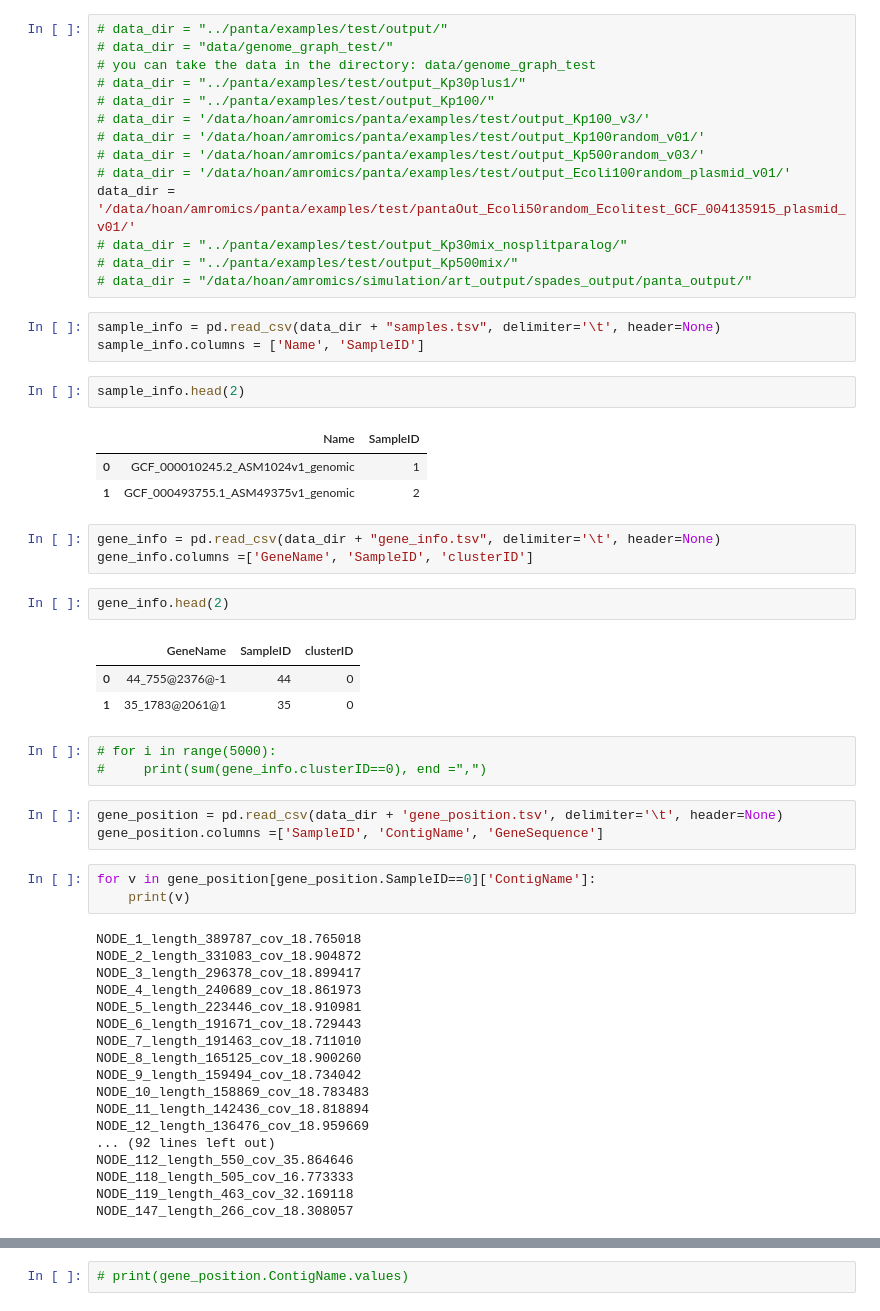
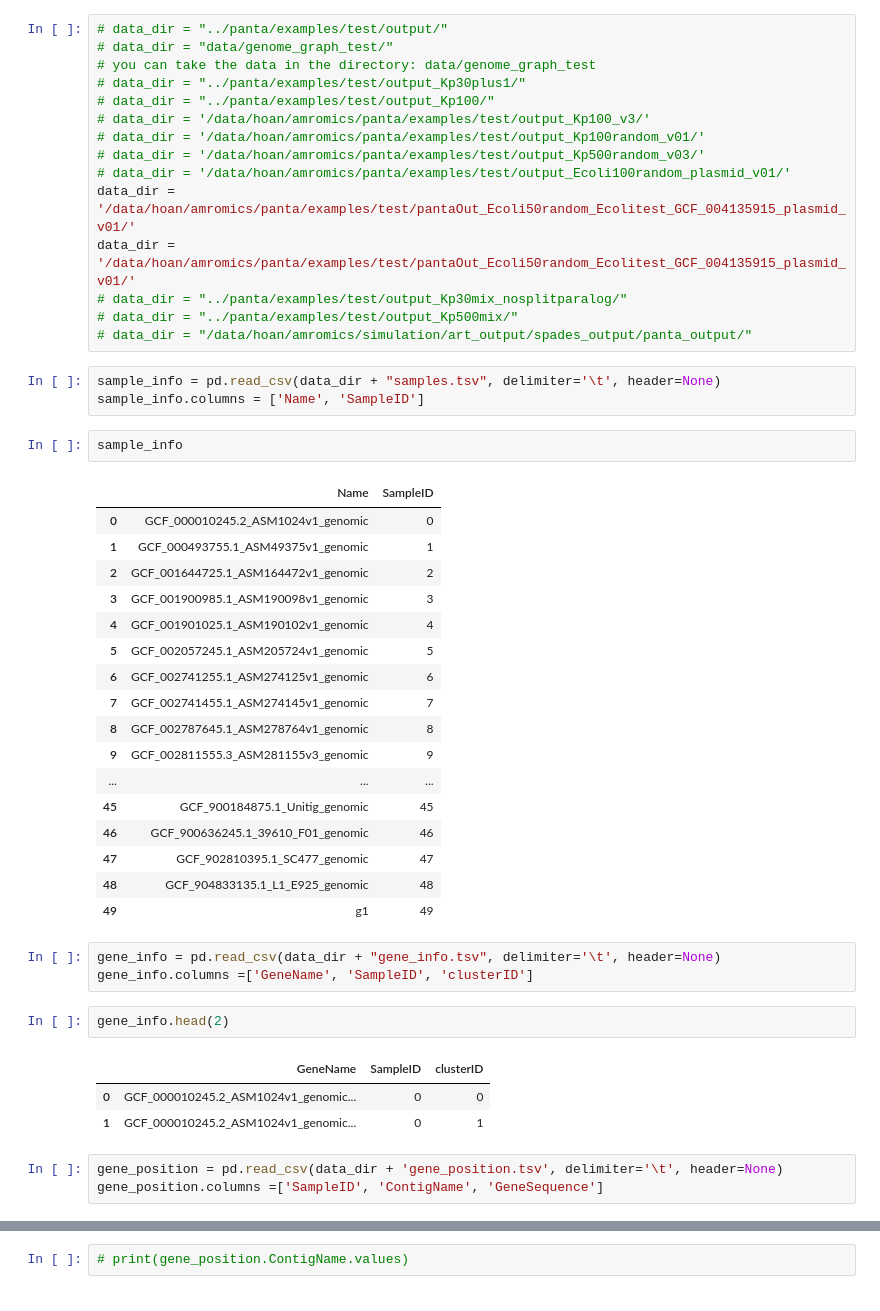
Before and after one commit to amromics/pasa, a Jupyter notebook: pangraph_analysis_Kp30-plus.ipynb, the cells around one changed output, grey strips where cells are left out. Drawn from its saved outputs; the diff is of its cells as text.

```diff
--- a/pangraph_analysis_Kp30-plus.ipynb
+++ b/pangraph_analysis_Kp30-plus.ipynb
@@ -43,6 +43,7 @@ simversion = '_Ecoli100random_plasmid_v01'
 # data_dir = '/data/hoan/amromics/panta/examples/test/output_Kp500random_v03/'
 # data_dir = '/data/hoan/amromics/panta/examples/test/output_Ecoli100random_plasmid_v01/'
 data_dir = '/data/hoan/amromics/panta/examples/test/pantaOut_Ecoli50random_Ecolitest_GCF_004135915_plasmid_v01/'
+data_dir = '/data/hoan/amromics/panta/examples/test/pantaOut_Ecoli50random_Ecolitest_GCF_004135915_plasmid_v01/'
 # data_dir = "../panta/examples/test/output_Kp30mix_nosplitparalog/"
 # data_dir = "../panta/examples/test/output_Kp500mix/"
 # data_dir = "/data/hoan/amromics/simulation/art_output/spades_output/panta_output/"
@@ -50,11 +51,25 @@ data_dir = '/data/hoan/amromics/panta/examples/test/pantaOut_Ecoli50random_Ecoli
 sample_info = pd.read_csv(data_dir + "samples.tsv", delimiter='\t', header=None)
 sample_info.columns = ['Name', 'SampleID']
 # %%
-sample_info.head(2)
+sample_info
 # %% [output]
 |  | Name | SampleID |
-| 0 | GCF_000010245.2_ASM1024v1_genomic | 1 |
-| 1 | GCF_000493755.1_ASM49375v1_genomic | 2 |
+| 0 | GCF_000010245.2_ASM1024v1_genomic | 0 |
+| 1 | GCF_000493755.1_ASM49375v1_genomic | 1 |
+| 2 | GCF_001644725.1_ASM164472v1_genomic | 2 |
+| 3 | GCF_001900985.1_ASM190098v1_genomic | 3 |
+| 4 | GCF_001901025.1_ASM190102v1_genomic | 4 |
+| 5 | GCF_002057245.1_ASM205724v1_genomic | 5 |
+| 6 | GCF_002741255.1_ASM274125v1_genomic | 6 |
+| 7 | GCF_002741455.1_ASM274145v1_genomic | 7 |
+| 8 | GCF_002787645.1_ASM278764v1_genomic | 8 |
+| 9 | GCF_002811555.3_ASM281155v3_genomic | 9 |
+| ... | ... | ... |
+| 45 | GCF_900184875.1_Unitig_genomic | 45 |
+| 46 | GCF_900636245.1_39610_F01_genomic | 46 |
+| 47 | GCF_902810395.1_SC477_genomic | 47 |
+| 48 | GCF_904833135.1_L1_E925_genomic | 48 |
+| 49 | g1 | 49 |
 # %%
 gene_info = pd.read_csv(data_dir + "gene_info.tsv", delimiter='\t', header=None)
 gene_info.columns =['GeneName', 'SampleID', 'clusterID']
@@ -62,32 +77,8 @@ gene_info.columns =['GeneName', 'SampleID', 'clusterID']
 gene_info.head(2)
 # %% [output]
 |  | GeneName | SampleID | clusterID |
-| 0 | 44_755@2376@-1 | 44 | 0 |
-| 1 | 35_1783@2061@1 | 35 | 0 |
+| 0 | GCF_000010245.2_ASM1024v1_genomic... | 0 | 0 |
+| 1 | GCF_000010245.2_ASM1024v1_genomic... | 0 | 1 |
-# %%
-# for i in range(5000):
-#     print(sum(gene_info.clusterID==0), end =",")
-# %%
-gene_position = pd.read_csv(data_dir + 'gene_position.tsv', delimiter='\t', header=None)
-gene_position.columns =['SampleID', 'ContigName', 'GeneSequence']
-# %%
-for v in gene_position[gene_position.SampleID==0]['ContigName']:
-    print(v)
-# %% [output]
-NODE_1_length_389787_cov_18.765018
-NODE_2_length_331083_cov_18.904872
-NODE_3_length_296378_cov_18.899417
-NODE_4_length_240689_cov_18.861973
-NODE_5_length_223446_cov_18.910981
-NODE_6_length_191671_cov_18.729443
-NODE_7_length_191463_cov_18.711010
-NODE_8_length_165125_cov_18.900260
-NODE_9_length_159494_cov_18.734042
-NODE_10_length_158869_cov_18.783483
-NODE_11_length_142436_cov_18.818894
-NODE_12_length_136476_cov_18.959669
-... (92 lines left out)
-NODE_112_length_550_cov_35.864646
-NODE_118_length_505_cov_16.773333
-NODE_119_length_463_cov_32.169118
-NODE_147_length_266_cov_18.308057
+# %%
+gene_position = pd.read_csv(data_dir + 'gene_position.tsv', delimiter='\t', header=None)
+gene_position.columns =['SampleID', 'ContigName', 'GeneSequence']
```
Also changed, not shown: parts of 3 cells of this notebook, 4 other files.
